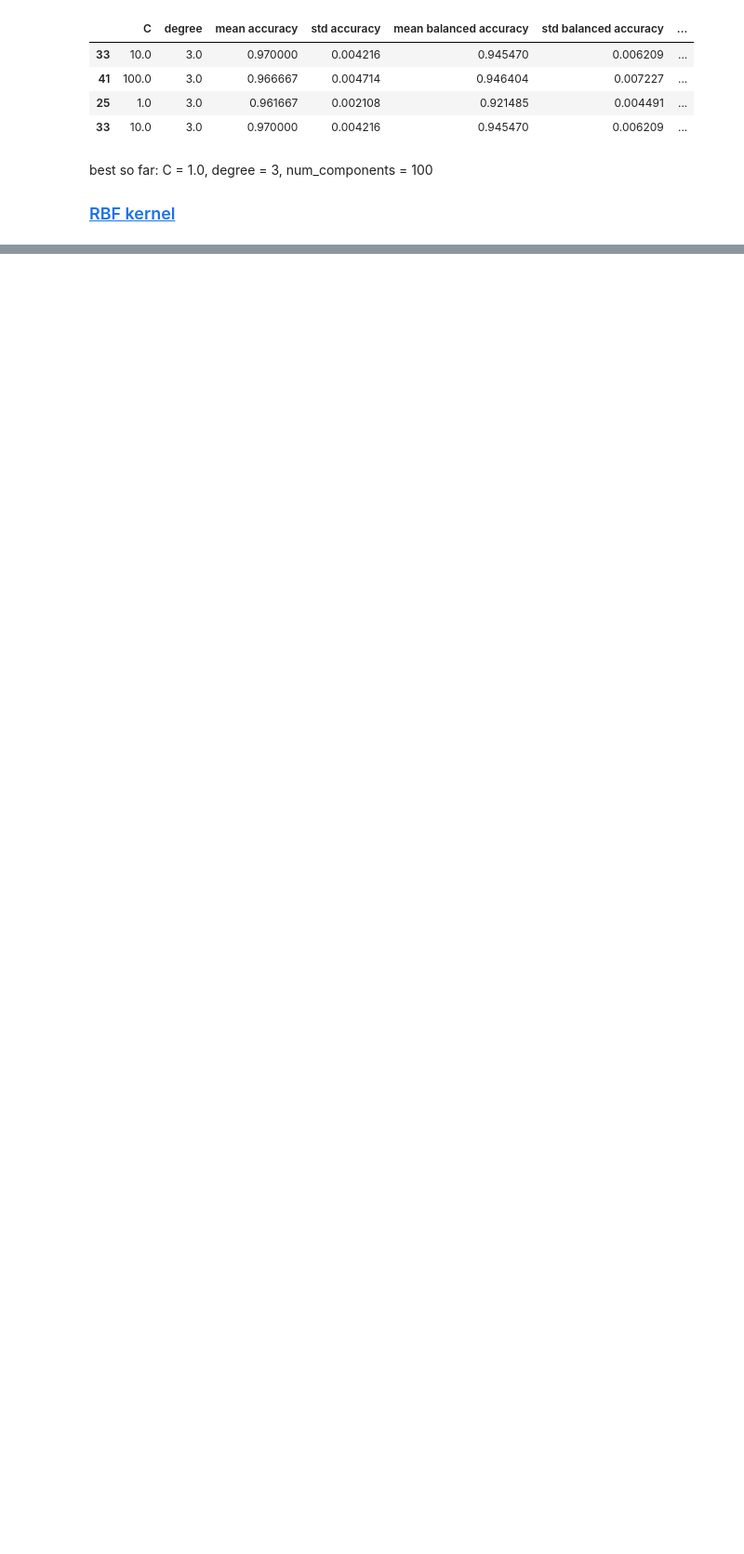
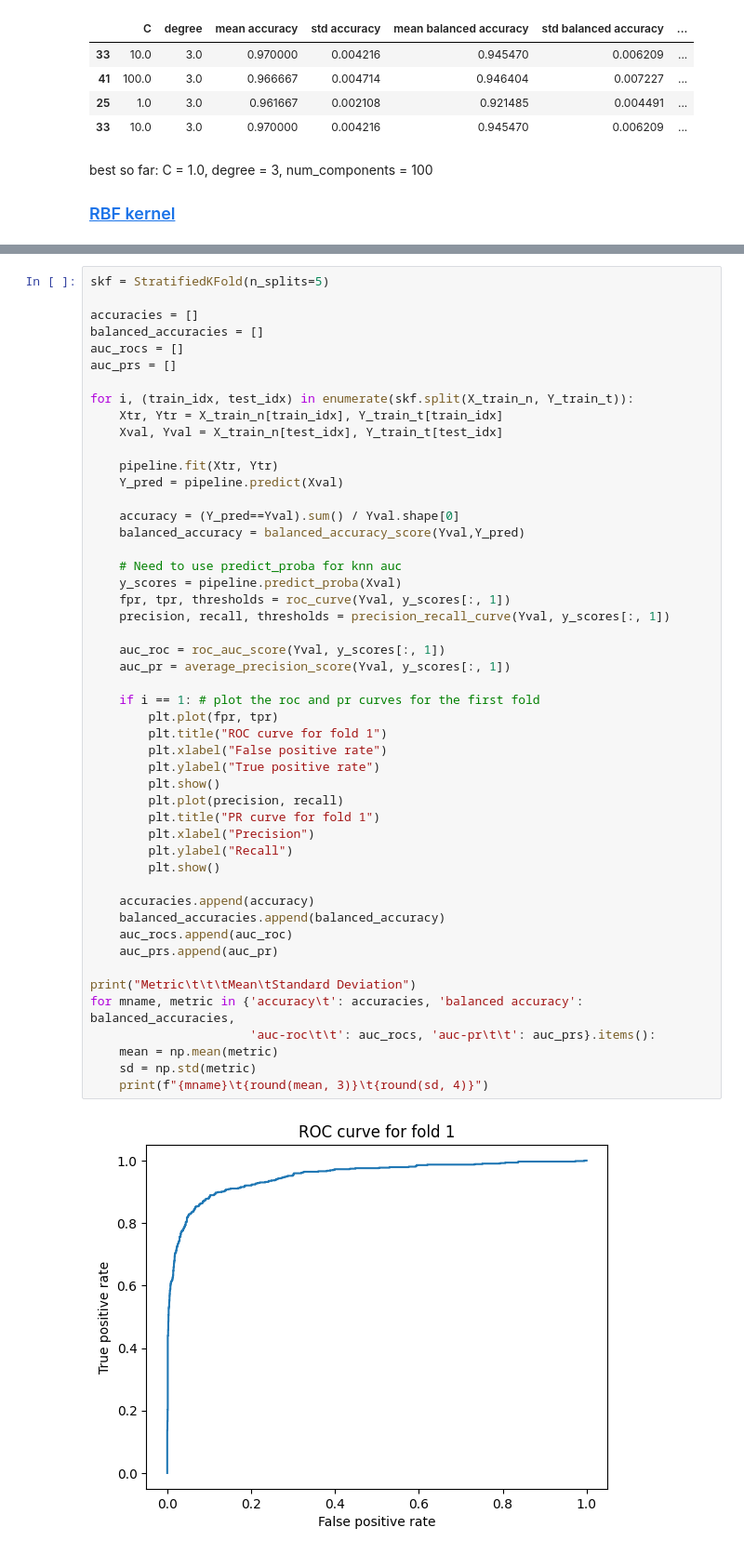
Before and after one commit to gblawrence03/CS909-materials, a Jupyter notebook: 2025/A1/assignment.ipynb, the cells around one changed output, grey strips where cells are left out. Shown at 93% size. Drawn from its saved outputs; the diff is of its cells as text; blank space fills up the shorter version.

```diff
--- a/2025/A1/assignment.ipynb
+++ b/2025/A1/assignment.ipynb
@@ -723,0 +791,51 @@ df.iloc[df[['mean accuracy', 'mean balanced accuracy', 'mean roc auc', 'mean ave
+# %%
+skf = StratifiedKFold(n_splits=5)
+
+accuracies = []
+balanced_accuracies = []
+auc_rocs = []
+auc_prs = []
+
+for i, (train_idx, test_idx) in enumerate(skf.split(X_train_n, Y_train_t)):
+    Xtr, Ytr = X_train_n[train_idx], Y_train_t[train_idx]
+    Xval, Yval = X_train_n[test_idx], Y_train_t[test_idx]
+
+    pipeline.fit(Xtr, Ytr)
+    Y_pred = pipeline.predict(Xval)
+
+    accuracy = (Y_pred==Yval).sum() / Yval.shape[0]
+    balanced_accuracy = balanced_accuracy_score(Yval,Y_pred)
+
+    # Need to use predict_proba for knn auc
+    y_scores = pipeline.predict_proba(Xval)
+    fpr, tpr, thresholds = roc_curve(Yval, y_scores[:, 1])
+    precision, recall, thresholds = precision_recall_curve(Yval, y_scores[:, 1])
+
+    auc_roc = roc_auc_score(Yval, y_scores[:, 1])
+    auc_pr = average_precision_score(Yval, y_scores[:, 1])
+
+    if i == 1: # plot the roc and pr curves for the first fold
+        plt.plot(fpr, tpr)
+        plt.title("ROC curve for fold 1")
+        plt.xlabel("False positive rate")
+        plt.ylabel("True positive rate")
+        plt.show()
+        plt.plot(precision, recall)
+        plt.title("PR curve for fold 1")
+        plt.xlabel("Precision")
+        plt.ylabel("Recall")
+        plt.show()
+
+    accuracies.append(accuracy)
+    balanced_accuracies.append(balanced_accuracy)
+    auc_rocs.append(auc_roc)
+    auc_prs.append(auc_pr)
+
+print("Metric\t\t\tMean\tStandard Deviation")
+for mname, metric in {'accuracy\t': accuracies, 'balanced accuracy': balanced_accuracies,
+                      'auc-roc\t\t': auc_rocs, 'auc-pr\t\t': auc_prs}.items():
+    mean = np.mean(metric)
+    sd = np.std(metric)
+    print(f"{mname}\t{round(mean, 3)}\t{round(sd, 4)}")
+# %% [output]
+[figure, added]
```
Also changed, not shown: parts of 36 cells of this notebook, 1 other file.
